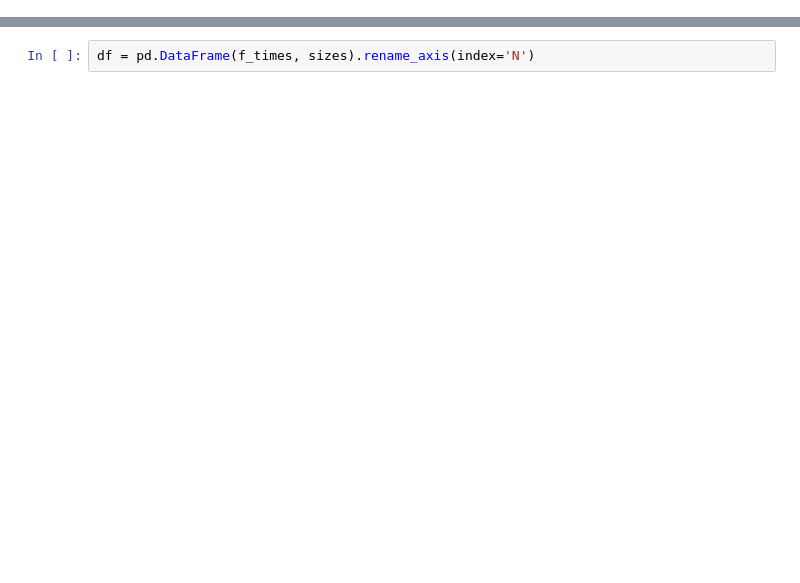
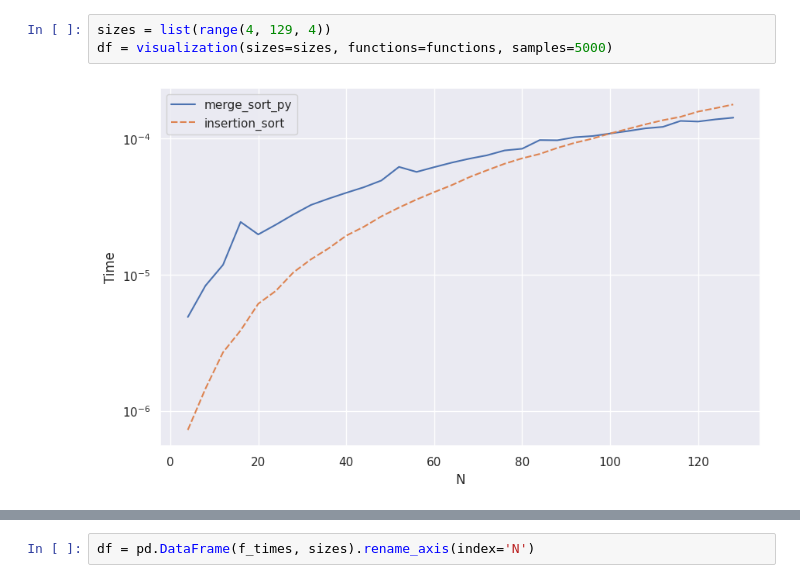
Before and after one commit to radoslawbodus/CLRS, a Jupyter notebook: Chapter2/sorting_algs_analysis.ipynb, the cells around one changed output, grey strips where cells are left out. Saved outputs shown, nothing was run; the diff lists cells and outputs as text; blank space fills up the shorter version.

```diff
--- a/Chapter2/sorting_algs_analysis.ipynb
+++ b/Chapter2/sorting_algs_analysis.ipynb
@@ -52,0 +87,5 @@ functions = {'insertion_sort': insertion_sort, 'insertion_sort_c': insertion_sor
+# %%
+sizes = list(range(4, 129, 4))
+df = visualization(sizes=sizes, functions=functions, samples=5000)
+# %% [output]
+[figure, added]
```
Also changed, not shown: parts of 19 cells of this notebook, 9 other files.
